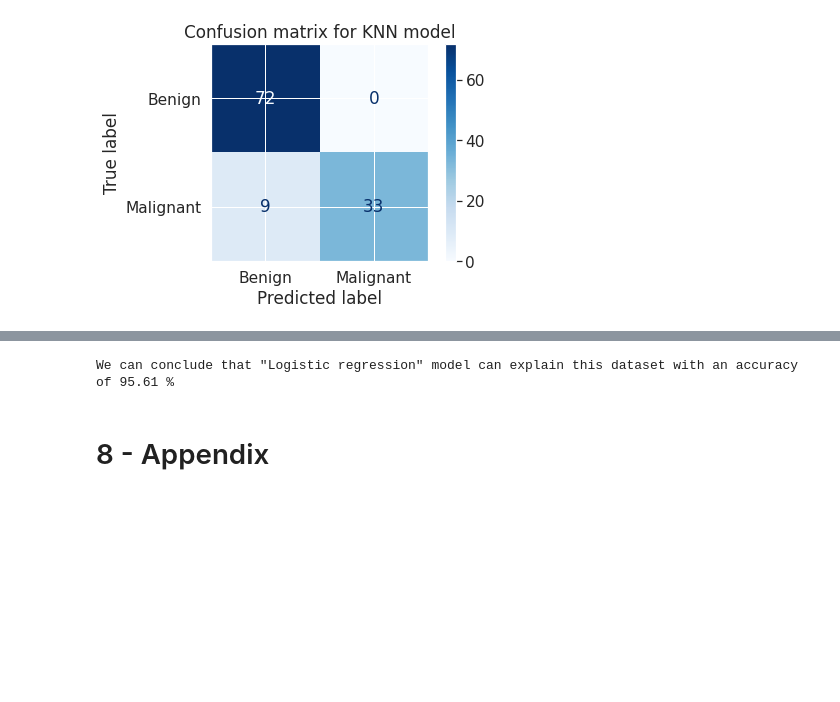
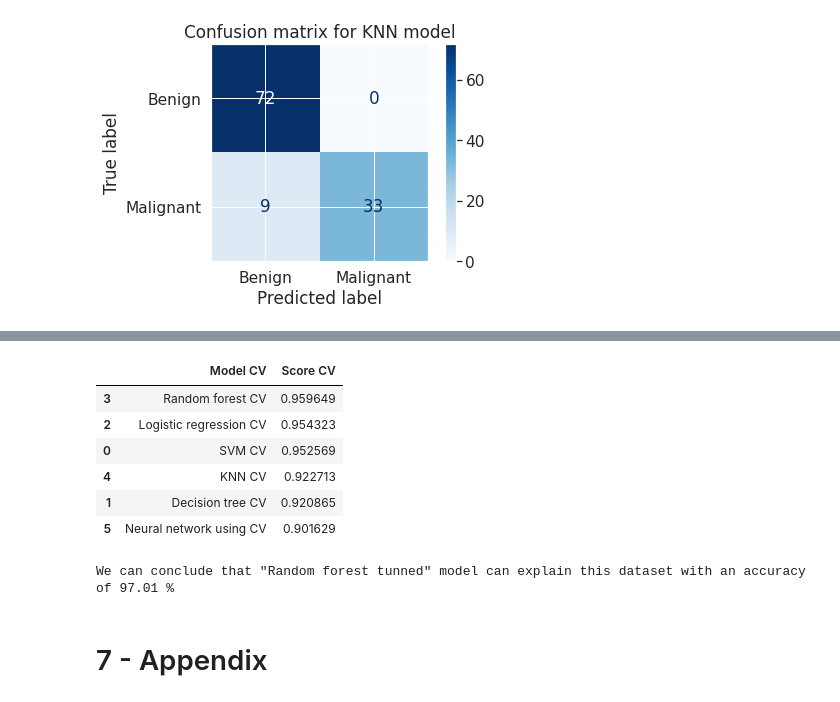
Before and after one commit to alancalumby/breast-cancer-predicting-model, a Jupyter notebook: breast-cancer-predicting-model.ipynb, the cells around one changed output, grey strips where cells are left out. Cells and saved outputs as stored; diff of their text form; code cells hidden in the pictures; blank space fills up the shorter version.

```diff
--- a/breast-cancer-predicting-model.ipynb
+++ b/breast-cancer-predicting-model.ipynb
@@ -462,0 +632,8 @@ FeatureImportance(forest)
+# %%
+#Cross validation for KNN with default hyper parameters
+knn_cv_default = cross_val_score(estimator = knn,
+                             X = x, y = y,
+                             cv = 10, scoring = 'accuracy')
+score_knn_default_cv = knn_cv_default.mean()
+print("Score (KNN default CV): %f" % score_knn_default_cv)
+scores_cv.append(score_knn_default_cv)
@@ -599,12 +744,26 @@ df_scores
+# %%
+#models_cv = ['SVM CV', 'SVM tunned CV','Decision tree CV','Decision tree tunned CV','Logistic regression CV','Logistic regression tunned CV', 'Random forest CV','Random forest tunned CV','KNN CV','KNN tunned CV', 'Neural network using CV']
+models_cv = ['SVM CV','Decision tree CV','Logistic regression CV','Random forest CV','KNN CV','Neural network using CV']
+df_scores_cv = pd.DataFrame({'Model CV': models_cv,
+                       'Score CV': scores_cv}).sort_values(['Score CV', 'Model CV'],ascending = [False, True])
+df_scores_cv
+# %% [output]
+|  | Model CV | Score CV |
+| 3 | Random forest CV | 0.959649 |
+| 2 | Logistic regression CV | 0.954323 |
+| 0 | SVM CV | 0.952569 |
+| 4 | KNN CV | 0.922713 |
+| 1 | Decision tree CV | 0.920865 |
+| 5 | Neural network using CV | 0.901629 |
 # %%
 best_model = df_scores.iloc[0]
-type(best_model.Score)
+#type(best_model.Score)
 print(f'We can conclude that "{best_model.Model}" model can explain this dataset with an accuracy of {str(np.round(best_model.Score * 100,2))} %')
 # %% [output]
-We can conclude that "Logistic regression" model can explain this dataset with an accuracy of 95.61 %
+We can conclude that "Random forest tunned" model can explain this dataset with an accuracy of 97.01 %
 # %% [markdown]
-<a id="8-Appendix"></a>
-# 8 - Appendix
+<a id="7-Appendix"></a>
+# 7 - Appendix
 # %%
 # Graphical representation for Decision tree
 from sklearn.tree import export_graphviz
```
Also changed, not shown: parts of 86 cells of this notebook.
